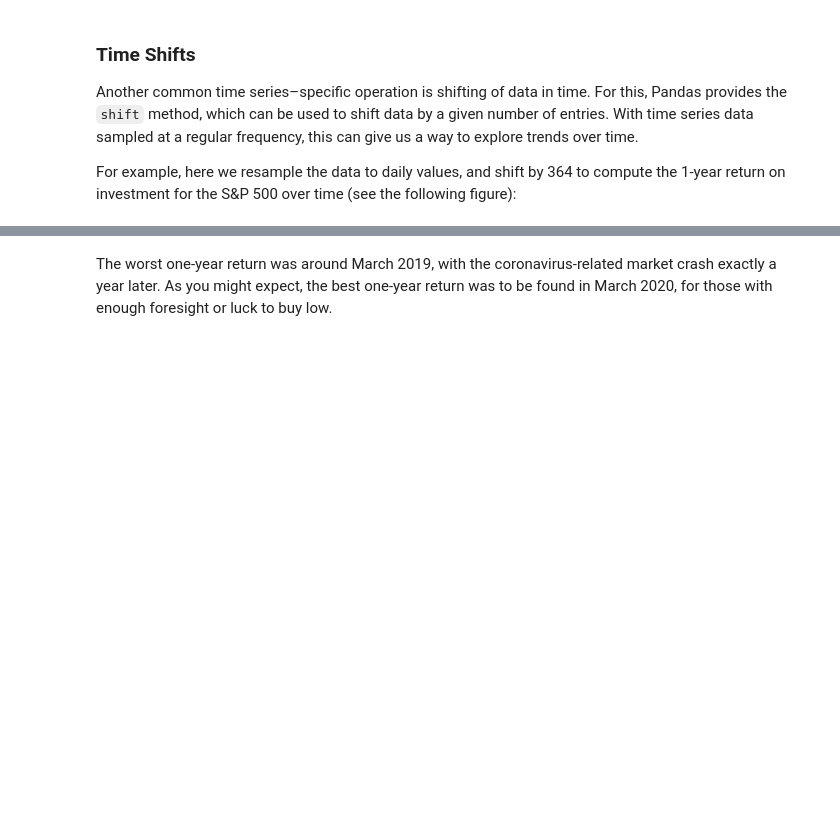
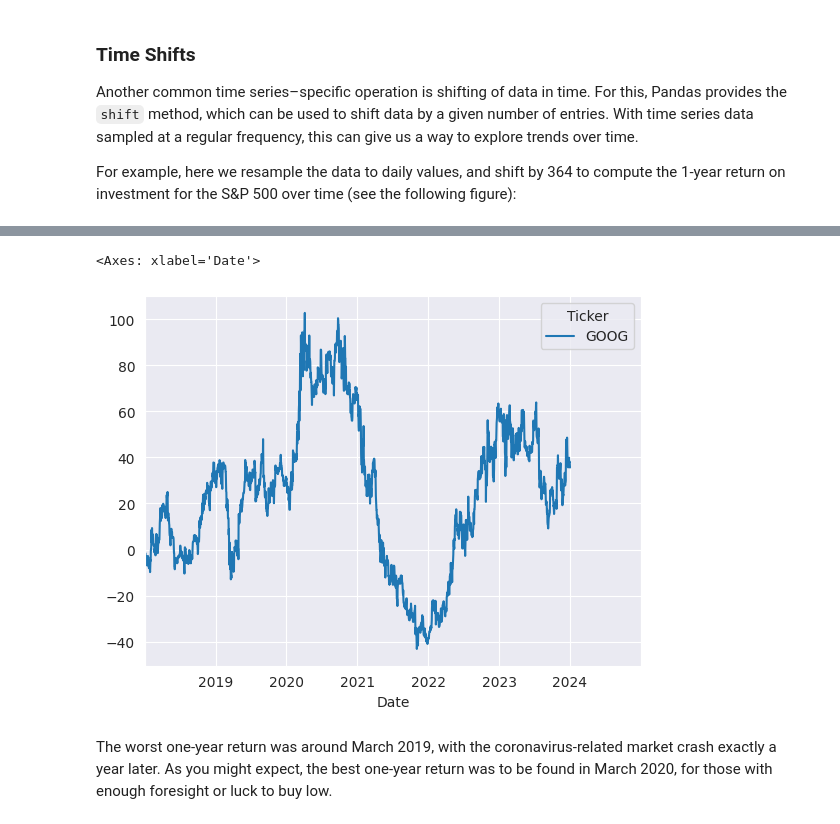
Before and after one commit to shikhak28/book, a Jupyter notebook: DAEM_03.ipynb, the cells around one changed output, grey strips where cells are left out. Cells and saved outputs as stored; diff of their text form; code cells hidden in the pictures; blank space fills up the shorter version.

```diff
--- a/DAEM_03.ipynb
+++ b/DAEM_03.ipynb
@@ -268,3 +486,12 @@ For example, here we resample the data to daily values, and shift by 364 to comp
+# %%
+sp500c.shift(3).head()
+sp500c2 = sp500c.asfreq('D',method='ffill')
+sp500_lastyear = sp500c2.shift(-365)
+ROI = 100*(sp500_lastyear -sp500c2)/sp500c2
+ROI.plot()
+# %% [output]
+<Axes: xlabel='Date'>
+[figure, added]
 # %% [markdown]
 The worst one-year return was around March 2019, with the coronavirus-related market crash exactly a year later. As you might expect, the best one-year return was to be found in March 2020, for those with enough foresight or luck to buy low.
 # %% [markdown]
```
Also changed, not shown: parts of 35 cells of this notebook.
